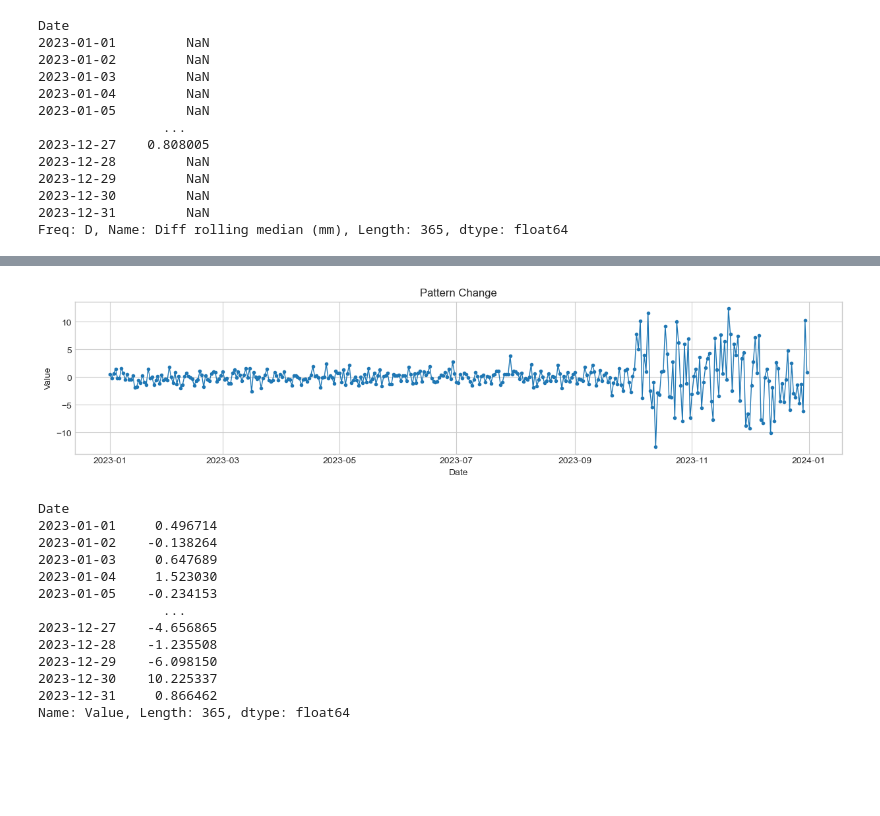
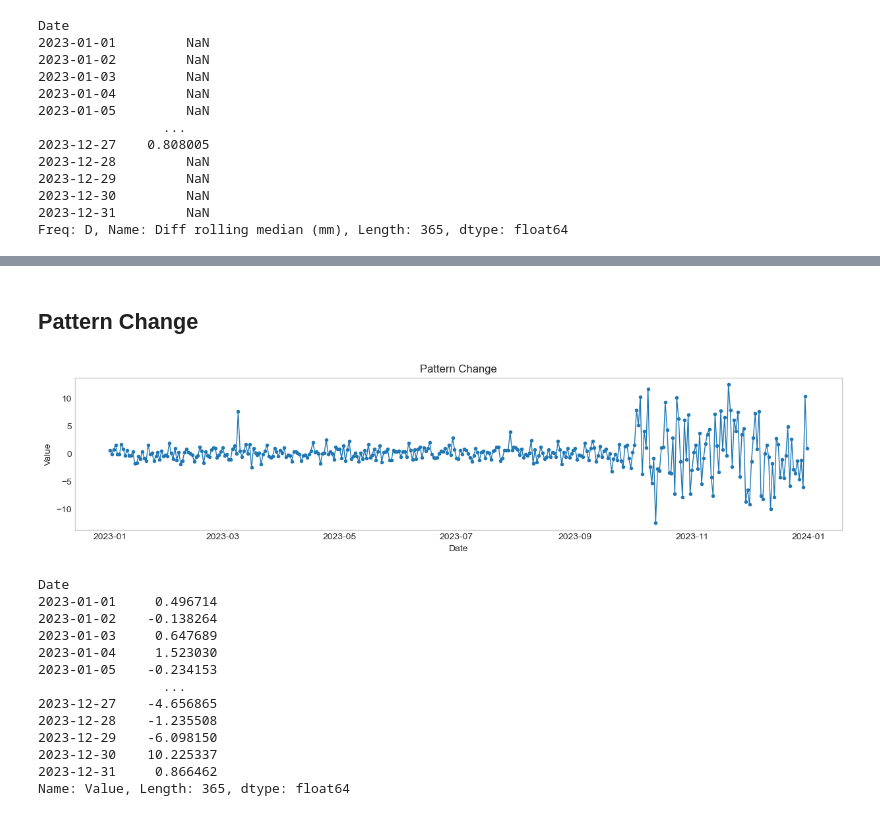
Before and after one commit to hzf125521/adtk, a Jupyter notebook: _test_not_for_use/Anomaly Types.ipynb, the cells around one changed output, grey strips where cells are left out. Cells and saved outputs as stored; diff of their text form; code cells hidden in the pictures; blank space fills up the shorter version.

```diff
--- a/_test_not_for_use/Anomaly Types.ipynb
+++ b/_test_not_for_use/Anomaly Types.ipynb
@@ -167,32 +182,40 @@ plot(pd.concat([s, s_transformed], axis=1));
+# %% [markdown]
+## Pattern Change
 # %%
 
 # 生成日期范围
 start_date = datetime(2023, 1, 1)
 end_date = datetime(2023, 12, 31)
 date_range = pd.date_range(start=start_date, end=end_date, freq='D')
 
 # 生成每天的随机数据
 np.random.seed(42)
 data_values = np.random.normal(size=len(date_range))
 
 # 在2023.09.26这一天发生Pattern Change异常
 change_date = datetime(2023, 9, 26)
 change_index = date_range.get_loc(change_date)
 data_values[change_index:] += np.random.normal(0, 5, len(data_values) - change_index)  # 添加随机扰动
 
+data_values[date_range == datetime(2023, 3, 9)] = 7.5
+
+
+
+
 # 创建数据框
 df = pd.DataFrame({'Date': date_range, 'Value': data_values})
 
 # 绘制点线图
 plt.figure(figsize=(15, 3))
 plt.plot(df['Date'], df['Value'], marker='o', markersize=3, linestyle='-', linewidth=1)
 plt.title('Pattern Change')
 plt.xlabel('Date')
 plt.ylabel('Value')
 
+plt.grid(False)
 plt.show()
 # %% [output]
-[figure, old version]
+[figure, new version]
 # %%
 df = df.set_index('Date')['Value']
 df
```
Also changed, not shown: parts of 10 cells of this notebook.
